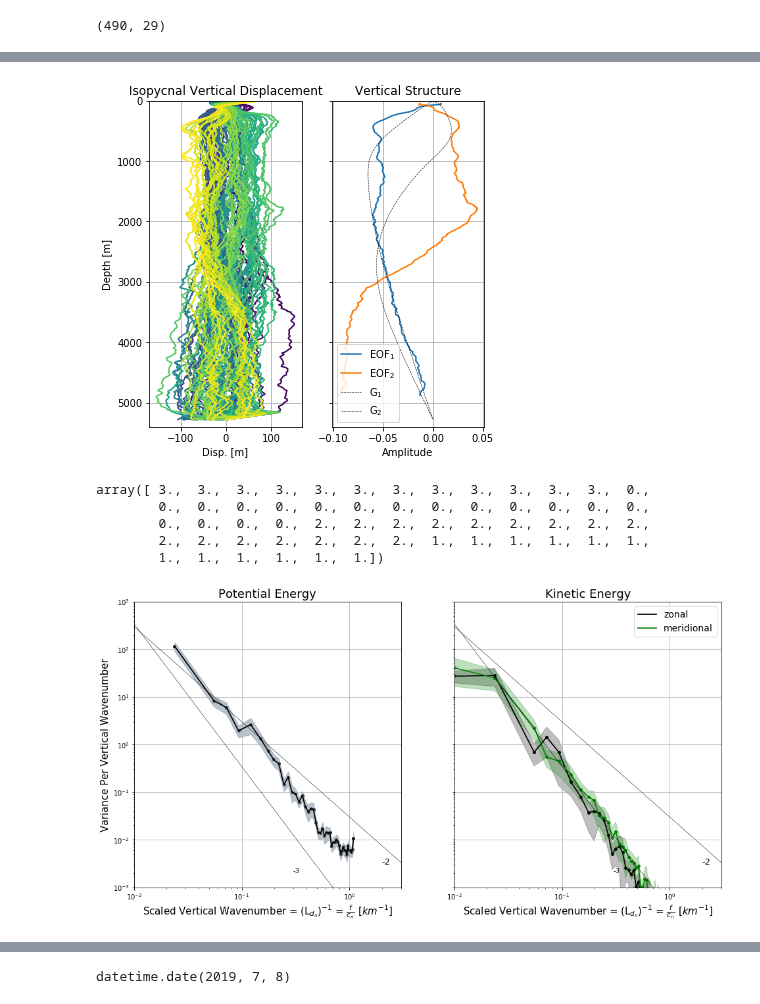
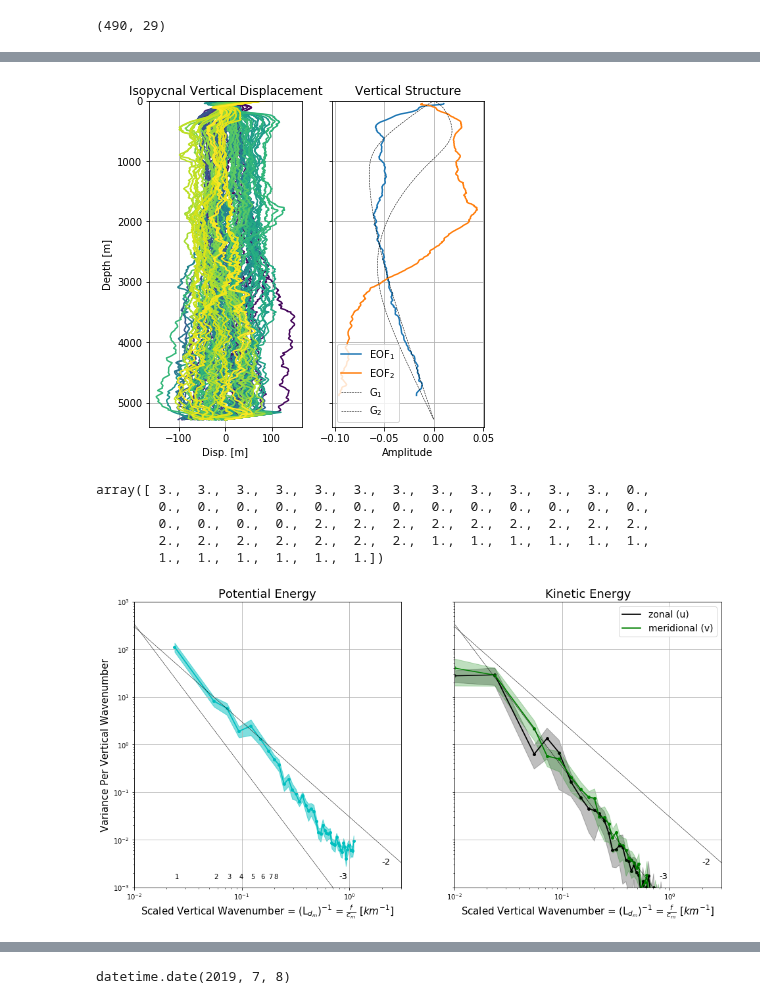
Before and after one commit to jakesteinberg/geostrophic_turbulence, a Jupyter notebook: bermuda_dg037_2019_mode_projections.ipynb, the cells around one changed output, grey strips where cells are left out. Cells and saved outputs as stored; diff of their text form; code cells hidden in the pictures.

```diff
--- a/bermuda_dg037_2019_mode_projections.ipynb
+++ b/bermuda_dg037_2019_mode_projections.ipynb
@@ -404,9 +406,11 @@ for i in range(np.shape(u)[1]):
         ax0.plot(u[:, i], grid, color='#8A2BE2', linewidth=0.75)
     elif (i > 11) & (i <= 17):
         ax0.plot(u[:, i], grid, color='#FF8C00', linewidth=0.75)
-    elif (i > 17) & (i <= 28):
+    elif (i > 17) & (i <= 25):
         ax0.plot(u[:, i], grid, color='g', linewidth=0.75)
-    elif (i > 28) & (i <= 34):
+    elif (i > 25) & (i <= 31):
+        ax0.plot(u[:, i], grid, color='k', linewidth=0.75)
+    elif (i > 31) & (i <= 37):
         ax0.plot(u[:, i], grid, color='r', linewidth=0.75)
     else:
         ax0.plot(u[:, i], grid, color='#1E90FF', linewidth=0.75)
@@ -415,7 +419,8 @@ ax0.plot(u[:, 7], grid, color='#8A2BE2', linewidth=0.75, label=r'circuit$_2$')
 ax0.plot(u[:, 15], grid, color='#FF8C00', linewidth=0.75, label=r'circuit$_3$')
 ax0.plot(u[:, 18], grid, color='g', linewidth=0.75, label=r'circuit$_4$')
 ax0.plot(u[:, 26], grid, color='r', linewidth=0.75, label=r'circuit$_5$')
-ax0.plot(u[:, 26], grid, color='#1E90FF', linewidth=0.75, label=r'circuit$_6$')
+ax0.plot(u[:, 32], grid, color='k', linewidth=0.75, label=r'circuit$_6$')
+ax0.plot(u[:, 38], grid, color='#1E90FF', linewidth=0.75, label=r'circuit$_7$')
 handles, labels = ax0.get_legend_handles_labels()
 ax0.legend(handles, labels, fontsize=10)
 ax0.set_title('LDE (sg037) Zonal Vel.')
@@ -431,10 +436,12 @@ for j in range(np.shape(v)[1]):
         ax05.plot(v[:, j], grid, color='#8A2BE2', linewidth=0.75)
     elif (j > 11) & (j <= 21):
         ax05.plot(v[:, j], grid, color='#FF8C00', linewidth=0.75)
-    elif (j > 21) & (j <= 38):
+    elif (j > 21) & (j <= 33):
         ax05.plot(v[:, j], grid, color='g', linewidth=0.75)
-    elif (j > 38) & (j <= 47):
+    elif (j > 33) & (j <= 41):
         ax05.plot(v[:, j], grid, color='r', linewidth=0.75)
+    elif (j > 41) & (j <= 47):
+        ax05.plot(v[:, j], grid, color='k', linewidth=0.75)
     else:
         ax05.plot(v[:, j], grid, color='#1E90FF', linewidth=0.75)
 # ax05.plot(v[:, j], grid, color='g', linewidth=0.5, label='v')
@@ -571,7 +578,7 @@ ax0.grid()
 plot_pro(ax1)
 f.savefig("/Users/jake/Documents/baroclinic_modes/dissertation/dg037_displacements_eofs.jpg", dpi=300)
 # %% [output]
-[figure, old version]
+[figure, new version]
 # %%
 # ---- PROJECT MODES ONTO EACH PROFILE -------
 # ---- Velocity and Eta (ENERGY)
@@ -780,11 +787,13 @@ array([ 3.,  3.,  3.,  3.,  3.,  3.,  3.,  3.,  3.,  3.,  3.,  3.,  0.,
 # --- PLOT ENERGY
 matplotlib.rcParams['figure.figsize'] = (16,8)
 f_s_en, (ax1, ax2) = plt.subplots(1, 2, sharey=True)
+x_min = 10 ** (-2)
+y_min = 10 ** (-3)
 lw = [1.75, 1.75, 1.75, .8]
 scz = [15, 15, 15, 6]
 # sort_by_uv = [[0,1,2,6,7,8], [3,4,5,9,10,11]] #avg across two u transects and two v transects (will need to update)
 # sort_by_uv = [[0,1,2,3,4,5,6,7,8,9,10,11, 6,7,8], [3,4,5,9,10,11]] #avg across two u transects and two v transects (will need to update)
-labs = ['zonal', 'meridional']
+labs = ['zonal (u)', 'meridional (v)']
 cols = ['k', 'g']
 inn = [np.where((box_side_info == 1) | (box_side_info == 3))[0], np.where((box_side_info == 0) | (box_side_info == 2))[0]]
 
@@ -795,11 +804,11 @@ pstd = np.nanstd(PE_per_mass_0[1:, :] / dk, axis=1)
 low_ci = pmean - 1.960*(pstd/np.sqrt(len(PE_per_mass_0[1, :])))
 high_ci = pmean + 1.960*(pstd/np.sqrt(len(PE_per_mass_0[1, :])))
 
-ax1.plot(sc_x, np.nanmean(PE_per_mass_0[1:, :], axis=1) / dk, color=cols[0], label=labs[0], linewidth=lw[0])
-ax1.scatter(sc_x, np.nanmean(PE_per_mass_0[1:, :], axis=1) / dk, color=cols[0], s=scz[0])
+ax1.plot(sc_x, np.nanmean(PE_per_mass_0[1:, :], axis=1) / dk, color='c', label=labs[0], linewidth=lw[0])
+ax1.scatter(sc_x, np.nanmean(PE_per_mass_0[1:, :], axis=1) / dk, color='c', s=scz[0])
 # ax1.plot(sc_x, low_ci, color='r', linestyle='--', linewidth=0.5)
 # ax1.plot(sc_x, high_ci, color='r', linestyle='--', linewidth=0.5)
-ax1.fill_between(sc_x, low_ci, high_ci, color='#778899', alpha=0.5)
+ax1.fill_between(sc_x, low_ci, high_ci, color='c', alpha=0.5)
 
 # confidence intervals
 kumean = np.nanmean(HKE_per_mass_u_0, axis=1) / dk
@@ -823,45 +832,47 @@ high_ci = kvmean + 1.960*(kvstd/np.sqrt(len(HKE_per_mass_v_0)))
 
 ax2.plot(sc_x, np.nanmean(HKE_per_mass_v_0[1:, :], axis=1) / dk, color=cols[1], label=labs[1], linewidth=lw[1])
 ax2.scatter(sc_x, np.nanmean(HKE_per_mass_v_0[1:, :], axis=1) / dk, color=cols[1], s=scz[1])
 ax2.plot([10**-2, 1000 * f_ref / c[1]], np.nanmean(HKE_per_mass_v_0, axis=1)[0:2] / dk, color=cols[1], linewidth=1.5)
 ax2.scatter(10**-2, np.nanmean(HKE_per_mass_v_0, axis=1)[0] / dk, color=cols[1], s=scz[1]*1.5, facecolors='none')
 ax2.fill_between(np.concatenate((np.array([10**-2]), sc_x)), low_ci, high_ci, color=cols[1], alpha=0.25)
 
-# modeno = '1', '2', '3', '4', '5', '6', '7', '8'
-# for i in range(len(modeno)):
-#     ax1.text(sc_x[i], (np.nanmean(PE_per_mass_0[i + 1, bckgrds[0]]) / dk) +
-#              (np.nanmean(PE_per_mass_0[i + 1, bckgrds[0]]) / dk)/7, modeno[i], color=cols[0])
+modeno = '1', '2', '3', '4', '5', '6', '7', '8'
+for i in range(len(modeno)):
+    ax1.text(sc_x[i], y_min + 0.5*10**(-3), modeno[i], color=cols[0], fontsize=10)
+
 # -- GM
 # ax1.plot(1000 * sta_bats_f / sta_bats_c[1:], 0.25 * PE_GM_bats / sta_bats_dk, color='k', linewidth=0.75, linestyle='--')
 # ax1.text(1000 * sta_bats_f / sta_bats_c[1] - .01, 0.5 * PE_GM_bats[1] / sta_bats_dk, r'$1/4 PE_{GM}$', fontsize=10)
 # ax2.plot(1000 * sta_bats_f / sta_bats_c[1:], 0.25 * GMKE_bats / sta_bats_dk, color='k', linewidth=0.75, linestyle='--')
 # ax2.text(1000 * sta_bats_f / sta_bats_c[1] - .01, 0.5 * GMKE_bats[1] / sta_bats_dk, r'$1/4 KE_{GM}$', fontsize=10)
 ax1.plot([7 * 10**-3, 7 * 10**-1], [10**3, 10**-3], color='k', linewidth=0.5)
-ax1.text(3*10**-1, 2*10**-3, '-3', fontsize=10)
+ax1.text(8*10**-1, 1.5*10**-3, '-3', fontsize=13)
 ax1.plot([10**-2, 10**1], [3*10**2, 3*10**-4], color='k', linewidth=0.5)
 ax1.text(2*10**0, 3*10**-3, '-2', fontsize=13)
 ax2.plot([7 * 10**-3, 7 * 10**-1], [10**3, 10**-3], color='k', linewidth=0.5)
-ax2.text(3*10**-1, 2*10**-3, '-3', fontsize=10)
+ax2.text(8*10**-1, 1.5*10**-3, '-3', fontsize=13)
 ax2.plot([10**-2, 10**1], [3*10**2, 3*10**-4], color='k', linewidth=0.5)
 ax2.text(2*10**0, 3*10**-3, '-2', fontsize=13)
 handles, labels = ax2.get_legend_handles_labels()
 ax2.legend(handles, labels, fontsize=14)
-ax1.set_xlabel(r'Scaled Vertical Wavenumber = (L$_{d_{n}}$)$^{-1}$ = $\frac{f}{c_n}$ [$km^{-1}$]', fontsize=15)
+ax1.set_xlabel(r'Scaled Vertical Wavenumber = (L$_{d_{m}}$)$^{-1}$ = $\frac{f}{c_m}$ [$km^{-1}$]', fontsize=15)
 ax1.set_ylabel('Variance Per Vertical Wavenumber', fontsize=15)
 ax1.set_title('Potential Energy', fontsize=18)
-ax1.set_xlim([10 ** -2, 3 * 10 ** 0])
-ax1.set_ylim([10 ** (-3), 1 * 10 ** 3])
+# ax1.set_xlim([10 ** -2, 3 * 10 ** 0])
+# ax1.set_ylim([10 ** (-3), 1 * 10 ** 3])
+ax1.set_xlim([x_min, 3 * 10 ** 0])
+ax1.set_ylim([y_min, 1 * 10 ** 3])
 ax1.set_yscale('log')
 ax1.set_xscale('log')
-ax2.set_xlabel(r'Scaled Vertical Wavenumber = (L$_{d_{n}}$)$^{-1}$ = $\frac{f}{c_n}$ [$km^{-1}$]', fontsize=15)
+ax2.set_xlabel(r'Scaled Vertical Wavenumber = (L$_{d_{m}}$)$^{-1}$ = $\frac{f}{c_m}$ [$km^{-1}$]', fontsize=15)
 ax2.set_title('Kinetic Energy', fontsize=18)
 ax2.set_xlim([10 ** -2, 3 * 10 ** 0])
 ax2.set_xscale('log')
 ax1.grid()
 plot_pro(ax2)
-f_s_en.savefig("/Users/jake/Documents/baroclinic_modes/Meetings/meeting_19_09_04/sg037_pe_ke.jpg", dpi=300)
+f_s_en.savefig("/Users/jake/Documents/baroclinic_modes/dissertation/sg037_pe_ke.jpg", dpi=300)
 # %% [output]
-[figure, old version]
+[figure, new version]
 # %%
 matplotlib.rcParams['figure.figsize'] = (12, 10)
 cmap = plt.cm.get_cmap("viridis", len(mw_eta_3_order[1, :]))
```
Also changed, not shown: parts of 15 cells of this notebook, 7 other files.
